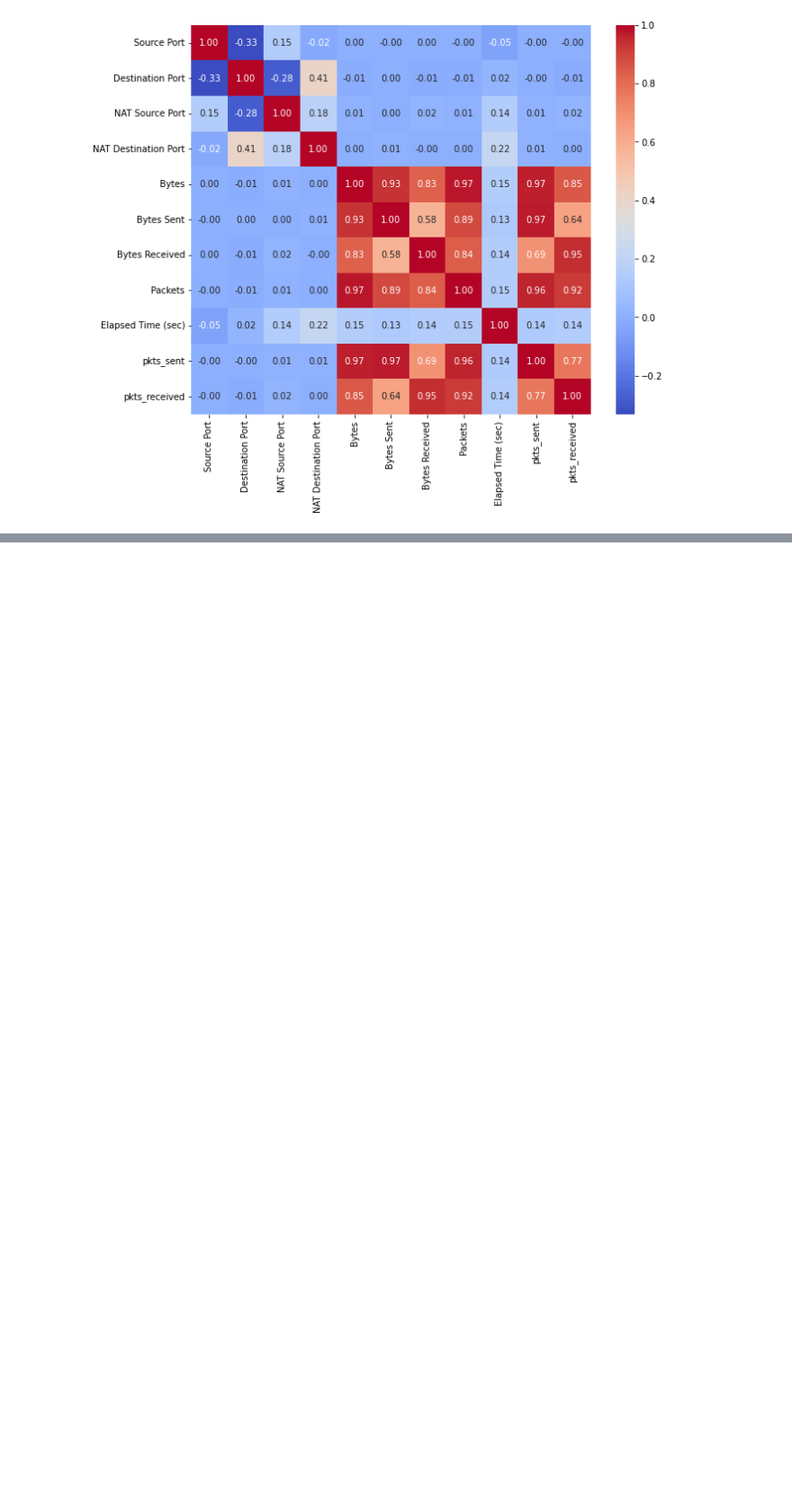
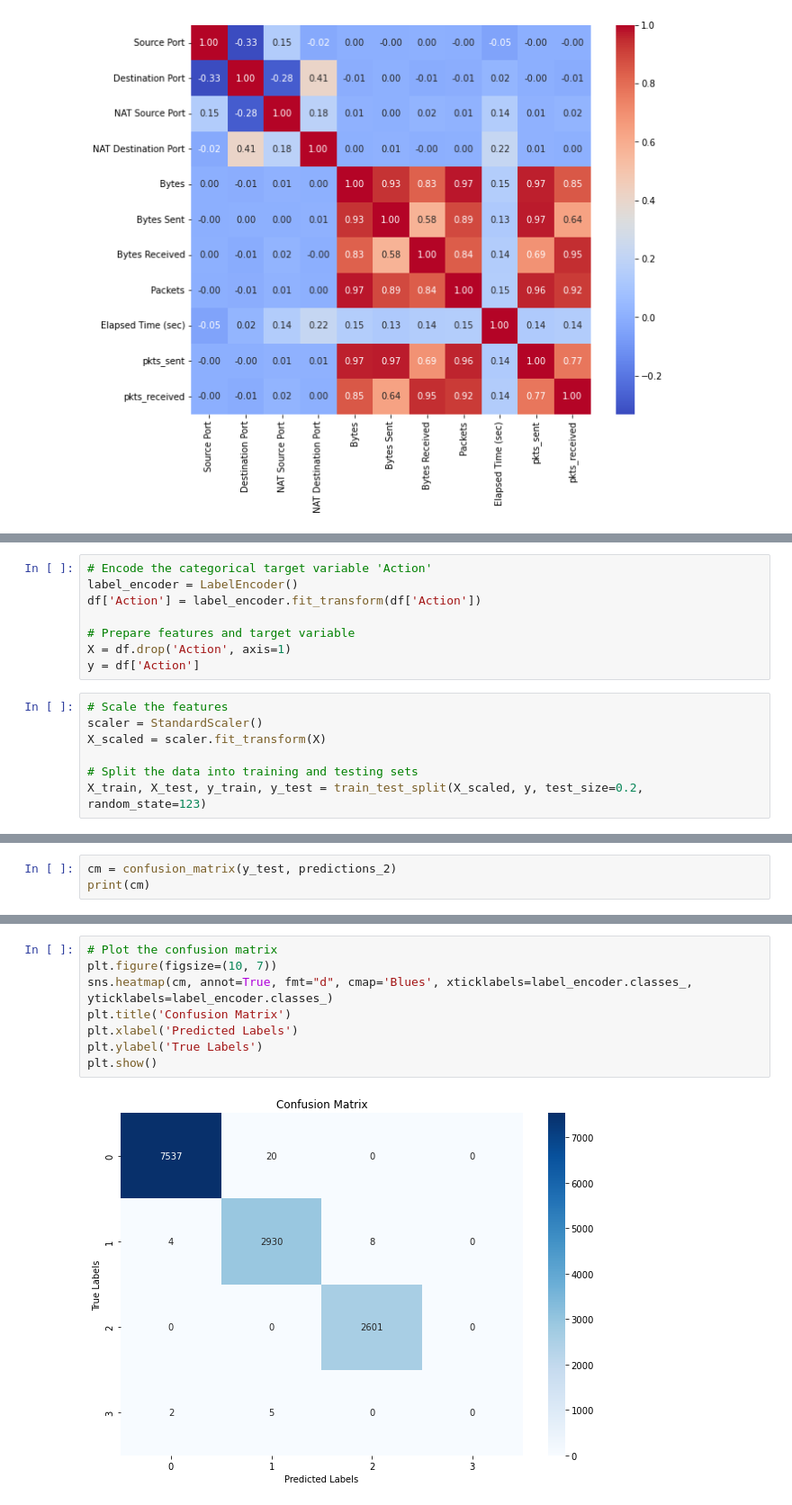
Before and after one commit to cctdoug/ML_CA1, a Jupyter notebook: ML_CA1.ipynb, the cells around one changed output, grey strips where cells are left out. Shown at 90% size. Drawn from its saved outputs; the diff is of its cells as text; blank space fills up the shorter version.

```diff
--- a/ML_CA1.ipynb
+++ b/ML_CA1.ipynb
@@ -225,0 +309,15 @@ plt.show()
+# %%
+# Encode the categorical target variable 'Action'
+label_encoder = LabelEncoder()
+df['Action'] = label_encoder.fit_transform(df['Action'])
+
+# Prepare features and target variable
+X = df.drop('Action', axis=1)
+y = df['Action']
+# %%
+# Scale the features
+scaler = StandardScaler()
+X_scaled = scaler.fit_transform(X)
+
+# Split the data into training and testing sets
+X_train, X_test, y_train, y_test = train_test_split(X_scaled, y, test_size=0.2, random_state=123)
@@ -225,0 +351,3 @@ plt.show()
+# %%
+cm = confusion_matrix(y_test, predictions_2)
+print(cm)
@@ -225,0 +372,10 @@ plt.show()
+# %%
+# Plot the confusion matrix
+plt.figure(figsize=(10, 7))
+sns.heatmap(cm, annot=True, fmt="d", cmap='Blues', xticklabels=label_encoder.classes_, yticklabels=label_encoder.classes_)
+plt.title('Confusion Matrix')
+plt.xlabel('Predicted Labels')
+plt.ylabel('True Labels')
+plt.show()
+# %% [output]
+[figure, added]
```
Also changed, not shown: parts of 31 cells of this notebook, 1 other file.
